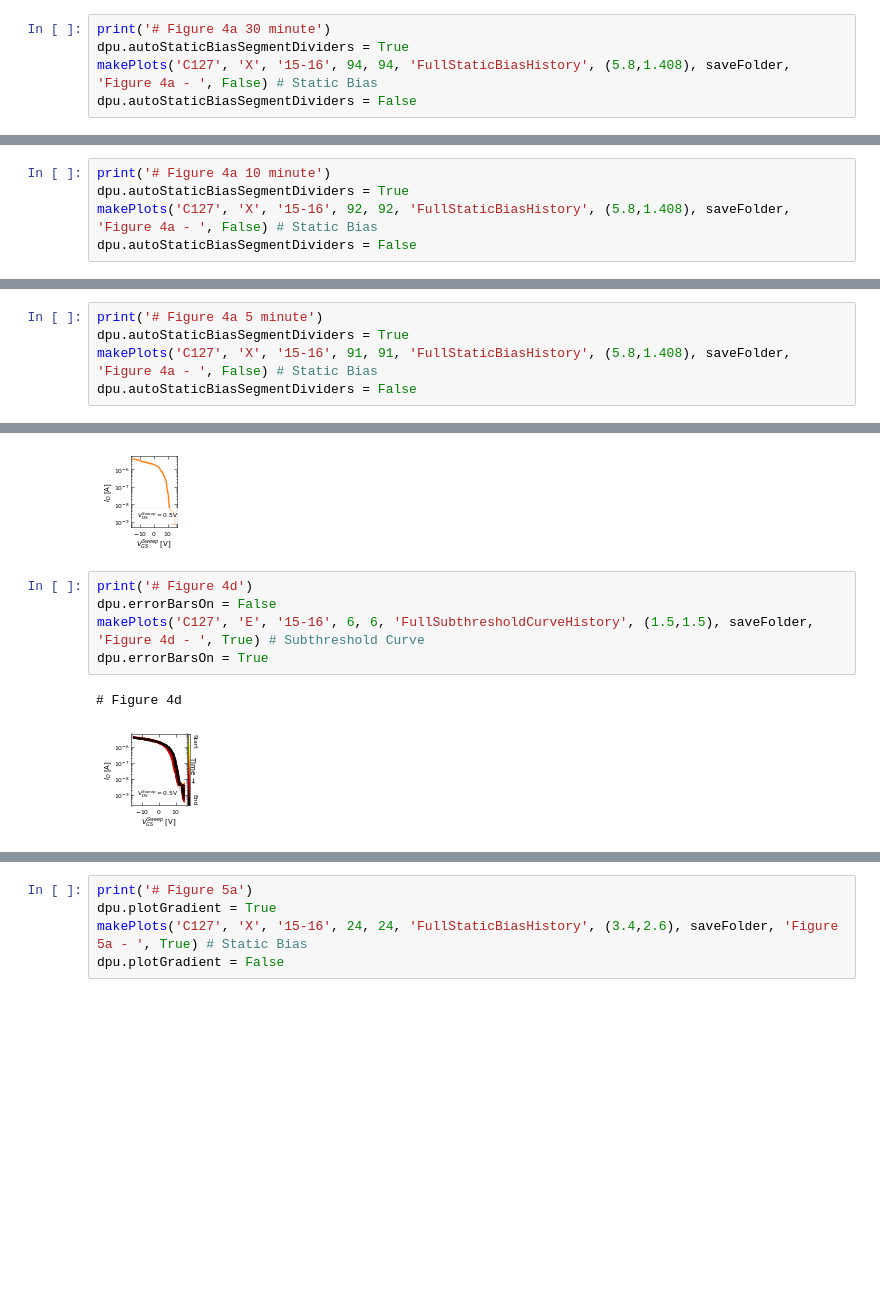
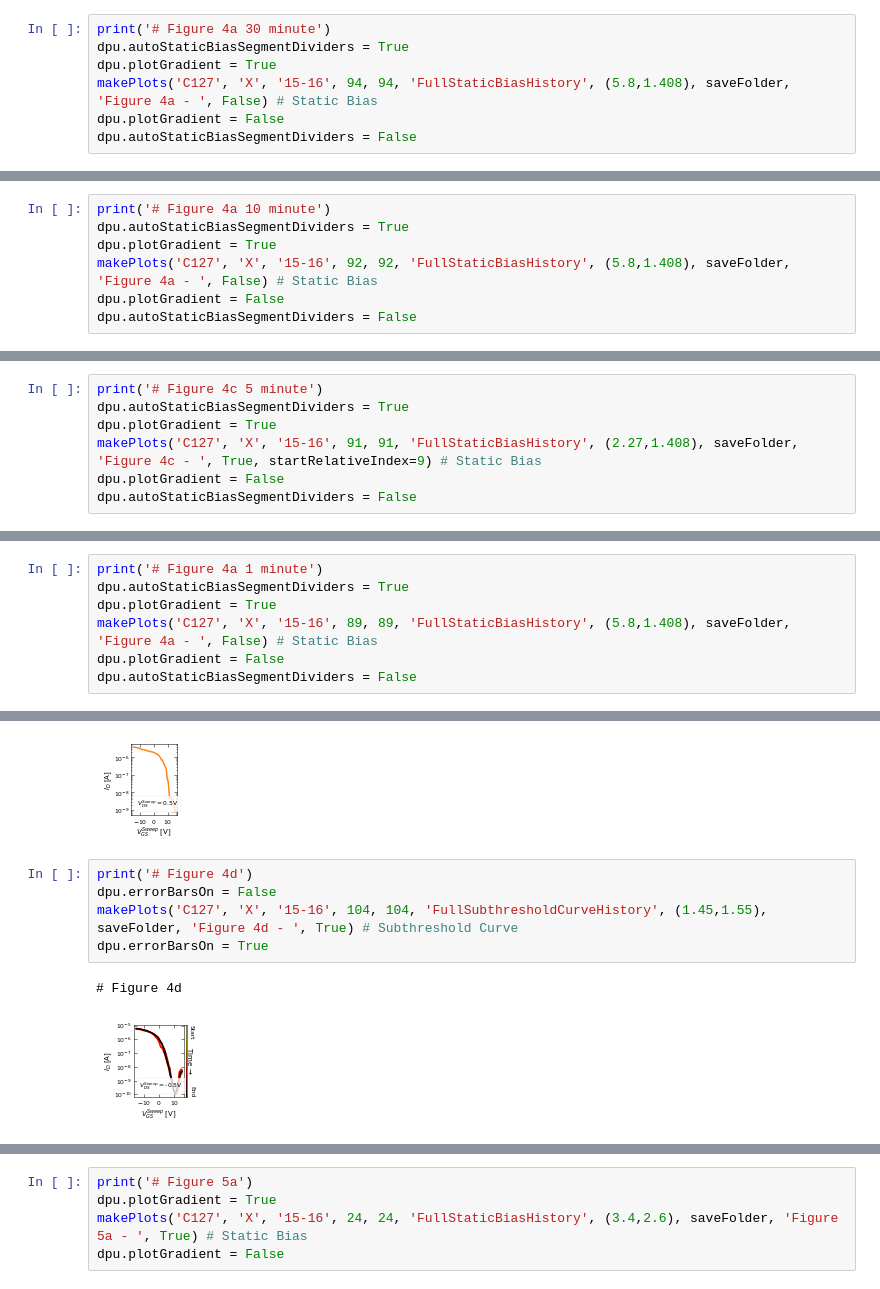
Before and after one commit to stevennoyce/CNT_IV, a Jupyter notebook: b2912a/notebooks/Bias Stress Figures 1.ipynb, the cells around one changed output, grey strips where cells are left out. Cells and saved outputs as stored; diff of their text form; blank space fills up the shorter version.

Commit message:
More plotting changes and data

```diff
--- a/b2912a/notebooks/Bias Stress Figures 1.ipynb
+++ b/b2912a/notebooks/Bias Stress Figures 1.ipynb
@@ -122,6 +193,8 @@ dpu.autoStaticBiasSegmentDividers = False
 # %%
 print('# Figure 4a 30 minute')
 dpu.autoStaticBiasSegmentDividers = True
+dpu.plotGradient = True
 makePlots('C127', 'X', '15-16', 94, 94, 'FullStaticBiasHistory', (5.8,1.408), saveFolder, 'Figure 4a - ', False) # Static Bias
+dpu.plotGradient = False
 dpu.autoStaticBiasSegmentDividers = False
 # %% [output]
@@ -130,6 +203,8 @@ dpu.autoStaticBiasSegmentDividers = False
 # %%
 print('# Figure 4a 10 minute')
 dpu.autoStaticBiasSegmentDividers = True
+dpu.plotGradient = True
 makePlots('C127', 'X', '15-16', 92, 92, 'FullStaticBiasHistory', (5.8,1.408), saveFolder, 'Figure 4a - ', False) # Static Bias
+dpu.plotGradient = False
 dpu.autoStaticBiasSegmentDividers = False
 # %% [output]
@@ -137,0 +213,7 @@ dpu.autoStaticBiasSegmentDividers = False
+# %%
+print('# Figure 4c 5 minute')
+dpu.autoStaticBiasSegmentDividers = True
+dpu.plotGradient = True
+makePlots('C127', 'X', '15-16', 91, 91, 'FullStaticBiasHistory', (2.27,1.408), saveFolder, 'Figure 4c - ', True, startRelativeIndex=9) # Static Bias
+dpu.plotGradient = False
+dpu.autoStaticBiasSegmentDividers = False
@@ -138,6 +223,8 @@ dpu.autoStaticBiasSegmentDividers = False
 # %%
-print('# Figure 4a 5 minute')
+print('# Figure 4a 1 minute')
 dpu.autoStaticBiasSegmentDividers = True
-makePlots('C127', 'X', '15-16', 91, 91, 'FullStaticBiasHistory', (5.8,1.408), saveFolder, 'Figure 4a - ', False) # Static Bias
+dpu.plotGradient = True
+makePlots('C127', 'X', '15-16', 89, 89, 'FullStaticBiasHistory', (5.8,1.408), saveFolder, 'Figure 4a - ', False) # Static Bias
+dpu.plotGradient = False
 dpu.autoStaticBiasSegmentDividers = False
 # %% [output]
@@ -168,8 +247,8 @@ dpu.errorBarsOn = True
 # %%
 print('# Figure 4d')
 dpu.errorBarsOn = False
-makePlots('C127', 'E', '15-16', 6, 6, 'FullSubthresholdCurveHistory', (1.5,1.5), saveFolder, 'Figure 4d - ', True) # Subthreshold Curve
+makePlots('C127', 'X', '15-16', 104, 104, 'FullSubthresholdCurveHistory', (1.45,1.55), saveFolder, 'Figure 4d - ', True) # Subthreshold Curve
 dpu.errorBarsOn = True
 # %% [output]
 # Figure 4d
-[figure, old version]
+[figure, new version]
```
Also changed, not shown: parts of 12 cells of this notebook, 7 other files.
